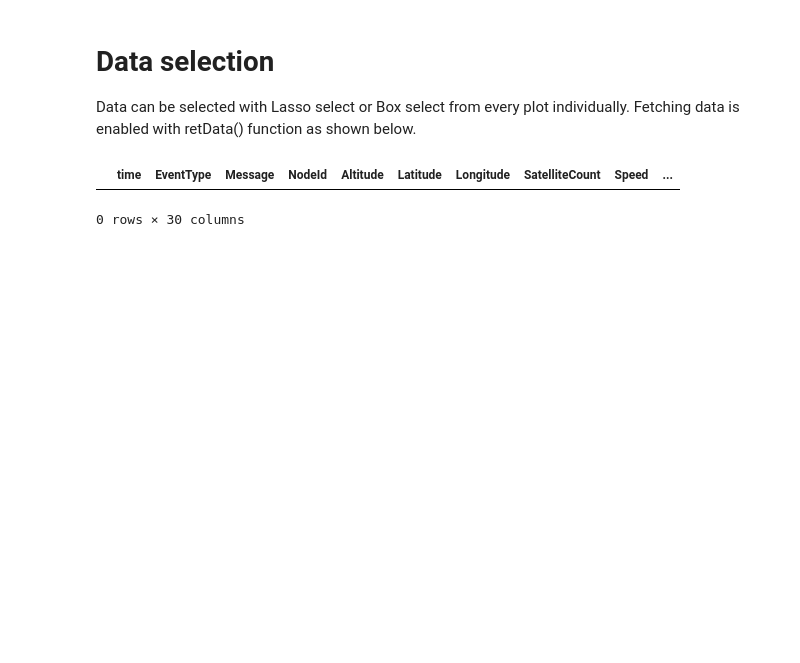
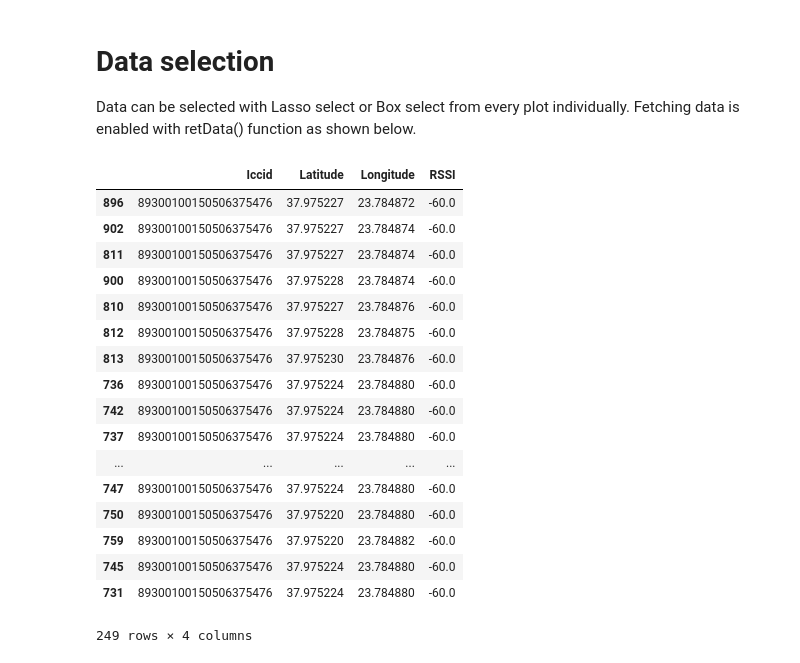
Before and after one commit to ivek1312/ricercando, a Jupyter notebook: notebooks/geoDB.ipynb, the cells around one changed output. Cells and saved outputs as stored; diff of their text form; code cells hidden in the pictures; blank space fills up the shorter version.

```diff
--- a/notebooks/geoDB.ipynb
+++ b/notebooks/geoDB.ipynb
@@ -181,10 +181,26 @@ plot1 = GPSPlot()
 Data can be selected with Lasso select or Box select from every plot individually.
 Fetching data is enabled with retData() function as shown below.
 # %%
-plot1.retData()
+plot1.retData()[['Iccid', 'Latitude','Longitude','RSSI']]
 # %% [output]
-|  | time | EventType | Message | NodeId | Altitude | Latitude | Longitude | SatelliteCount | Speed | ... |
+|  | Iccid | Latitude | Longitude | RSSI |
+| 896 | 89300100150506375476 | 37.975227 | 23.784872 | -60.0 |
+| 902 | 89300100150506375476 | 37.975227 | 23.784874 | -60.0 |
+| 811 | 89300100150506375476 | 37.975227 | 23.784874 | -60.0 |
+| 900 | 89300100150506375476 | 37.975228 | 23.784874 | -60.0 |
+| 810 | 89300100150506375476 | 37.975227 | 23.784876 | -60.0 |
+| 812 | 89300100150506375476 | 37.975228 | 23.784875 | -60.0 |
+| 813 | 89300100150506375476 | 37.975230 | 23.784876 | -60.0 |
+| 736 | 89300100150506375476 | 37.975224 | 23.784880 | -60.0 |
+| 742 | 89300100150506375476 | 37.975224 | 23.784880 | -60.0 |
+| 737 | 89300100150506375476 | 37.975224 | 23.784880 | -60.0 |
+| ... | ... | ... | ... | ... |
+| 747 | 89300100150506375476 | 37.975224 | 23.784880 | -60.0 |
+| 750 | 89300100150506375476 | 37.975220 | 23.784880 | -60.0 |
+| 759 | 89300100150506375476 | 37.975220 | 23.784882 | -60.0 |
+| 745 | 89300100150506375476 | 37.975224 | 23.784880 | -60.0 |
+| 731 | 89300100150506375476 | 37.975224 | 23.784880 | -60.0 |
-0 rows × 30 columns
+249 rows × 4 columns
 # %%
 plot2 = GPSPlot()
 # %% [output]
```
Also changed, not shown: 1 other file.
